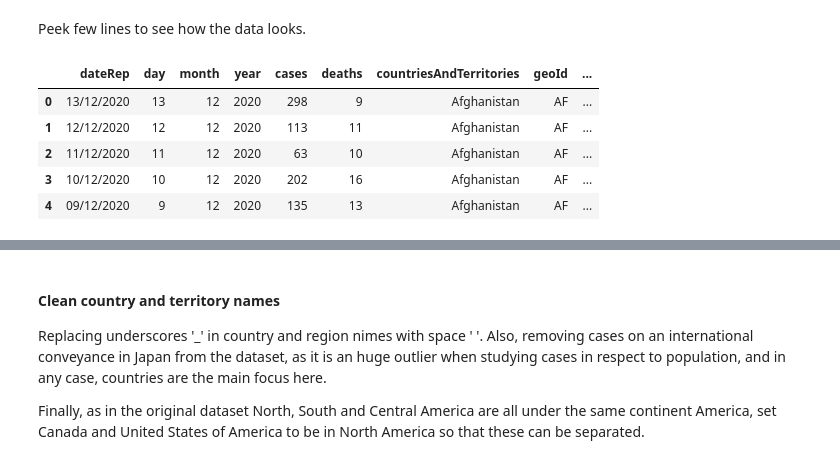
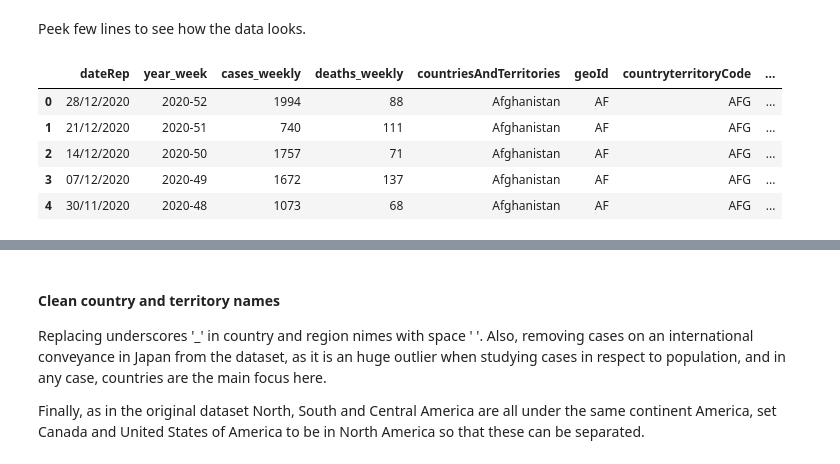
Before and after one commit to MariaanaT/COVID-19-Dashboard, a Jupyter notebook: COVID-19 study ECDC-Global.ipynb, the cells around one changed output, grey strips where cells are left out. Saved outputs shown, nothing was run; the diff lists cells and outputs as text; code cells hidden in the pictures.

```diff
--- a/COVID-19 study ECDC-Global.ipynb
+++ b/COVID-19 study ECDC-Global.ipynb
@@ -33,15 +33,15 @@ The original dataset can be found from https://www.ecdc.europa.eu/en/publication
 Loading datafile.
 # %%
 source = "https://opendata.ecdc.europa.eu/covid19/casedistribution/csv/data.csv"
-df_orig = pd.read_csv(source)
+df = pd.read_csv(source)
 # %% [markdown]
 Peek few lines to see how the data looks.
 # %%
-df_orig.head()
+df.head()
 # %% [output]
-|  | dateRep | day | month | year | cases | deaths | countriesAndTerritories | geoId | ... |
-| 0 | 13/12/2020 | 13 | 12 | 2020 | 298 | 9 | Afghanistan | AF | ... |
-| 1 | 12/12/2020 | 12 | 12 | 2020 | 113 | 11 | Afghanistan | AF | ... |
-| 2 | 11/12/2020 | 11 | 12 | 2020 | 63 | 10 | Afghanistan | AF | ... |
-| 3 | 10/12/2020 | 10 | 12 | 2020 | 202 | 16 | Afghanistan | AF | ... |
-| 4 | 09/12/2020 | 9 | 12 | 2020 | 135 | 13 | Afghanistan | AF | ... |
+|  | dateRep | year_week | cases_weekly | deaths_weekly | countriesAndTerritories | geoId | countryterritoryCode | ... |
+| 0 | 28/12/2020 | 2020-52 | 1994 | 88 | Afghanistan | AF | AFG | ... |
+| 1 | 21/12/2020 | 2020-51 | 740 | 111 | Afghanistan | AF | AFG | ... |
+| 2 | 14/12/2020 | 2020-50 | 1757 | 71 | Afghanistan | AF | AFG | ... |
+| 3 | 07/12/2020 | 2020-49 | 1672 | 137 | Afghanistan | AF | AFG | ... |
+| 4 | 30/11/2020 | 2020-48 | 1073 | 68 | Afghanistan | AF | AFG | ... |
```
Also changed, not shown: parts of 13 cells of this notebook.
